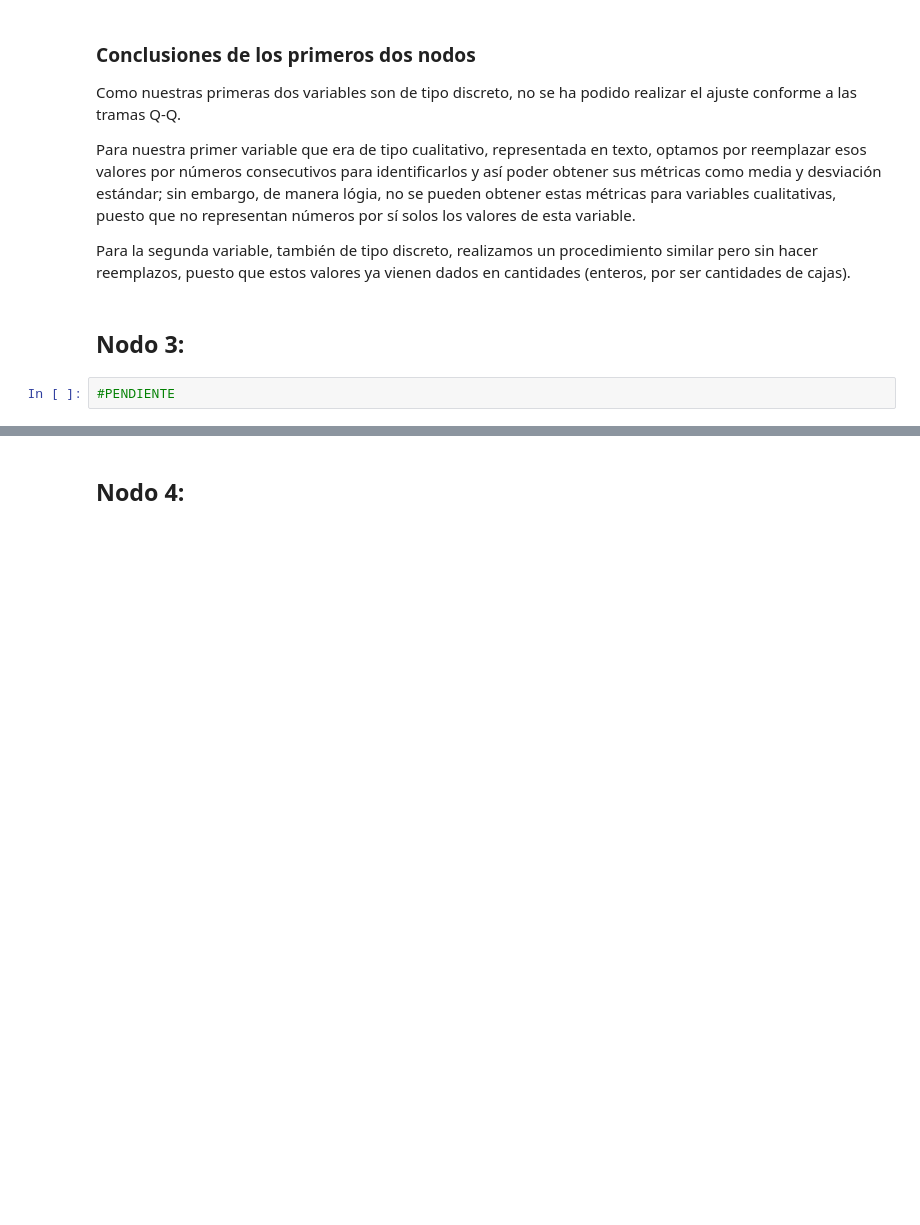
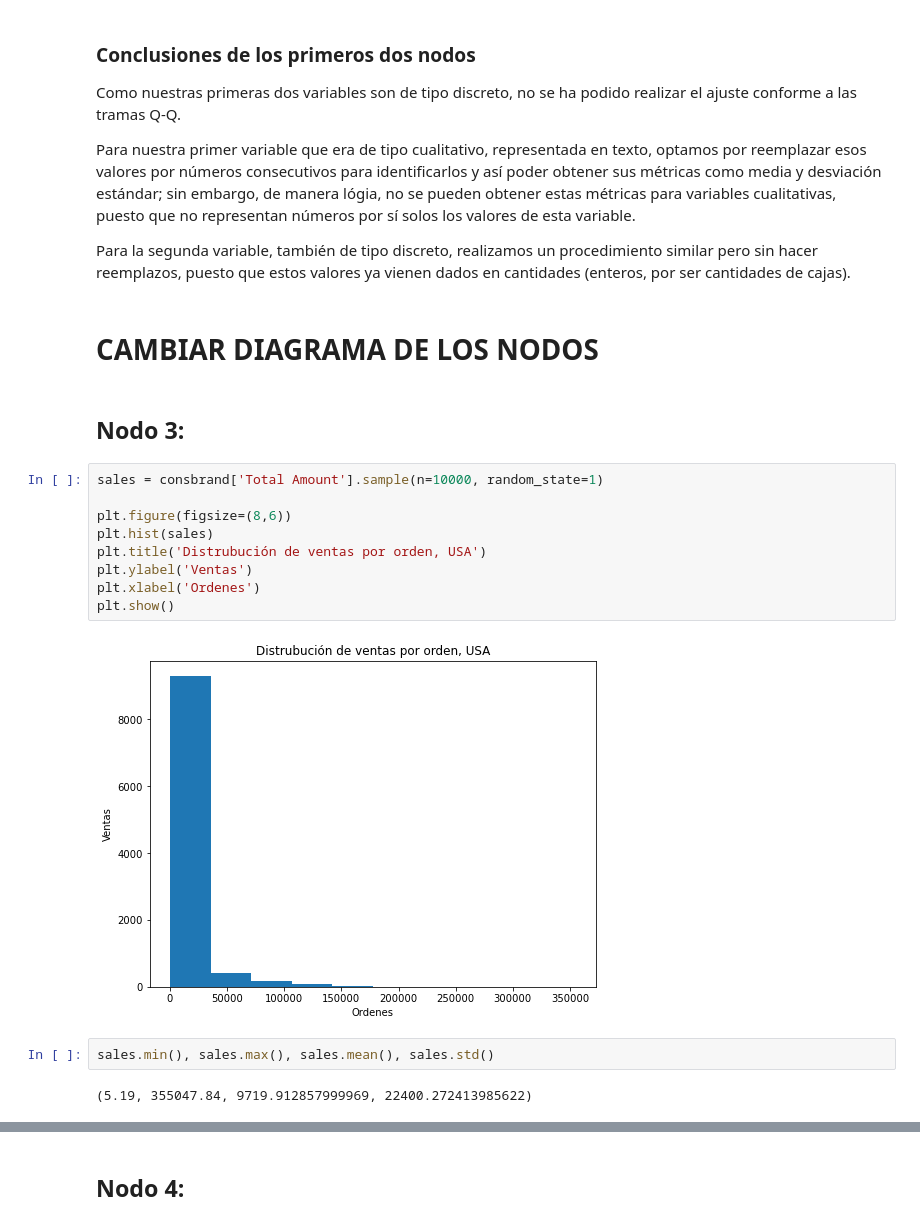
Before and after one commit to leonardoaceves/ProyectoSPF_JLACEVES_AMAGUILERA, a Jupyter notebook: ProyectoModulo1_AcevesJ_AguileraA.ipynb, the cells around one changed output, grey strips where cells are left out. Drawn from its saved outputs; the diff is of its cells as text; blank space fills up the shorter version.

```diff
--- a/ProyectoModulo1_AcevesJ_AguileraA.ipynb
+++ b/ProyectoModulo1_AcevesJ_AguileraA.ipynb
@@ -649,7 +705,22 @@ Como nuestras primeras dos variables son de tipo discreto, no se ha podido reali
 Para nuestra primer variable que era de tipo cualitativo, representada en texto, optamos por reemplazar esos valores por números consecutivos para identificarlos y así poder obtener sus métricas como media y desviación estándar; sin embargo, de manera lógia, no se pueden obtener estas métricas para variables cualitativas, puesto que no representan números por sí solos los valores de esta variable.
 
 Para la segunda variable, también de tipo discreto, realizamos un procedimiento similar pero sin hacer reemplazos, puesto que estos valores ya vienen dados en cantidades (enteros, por ser cantidades de cajas).
+# %% [markdown]
+# CAMBIAR DIAGRAMA DE LOS NODOS
 # %% [markdown]
 ## Nodo 3:
-# %%
-#PENDIENTE
+# %%
+sales = consbrand['Total Amount'].sample(n=10000, random_state=1)
+
+plt.figure(figsize=(8,6))
+plt.hist(sales)
+plt.title('Distrubución de ventas por orden, USA')
+plt.ylabel('Ventas')
+plt.xlabel('Ordenes')
+plt.show()
+# %% [output]
+[figure, added]
+# %%
+sales.min(), sales.max(), sales.mean(), sales.std()
+# %% [output]
+(5.19, 355047.84, 9719.912857999969, 22400.272413985622)
```
Also changed, not shown: parts of 19 cells of this notebook.
